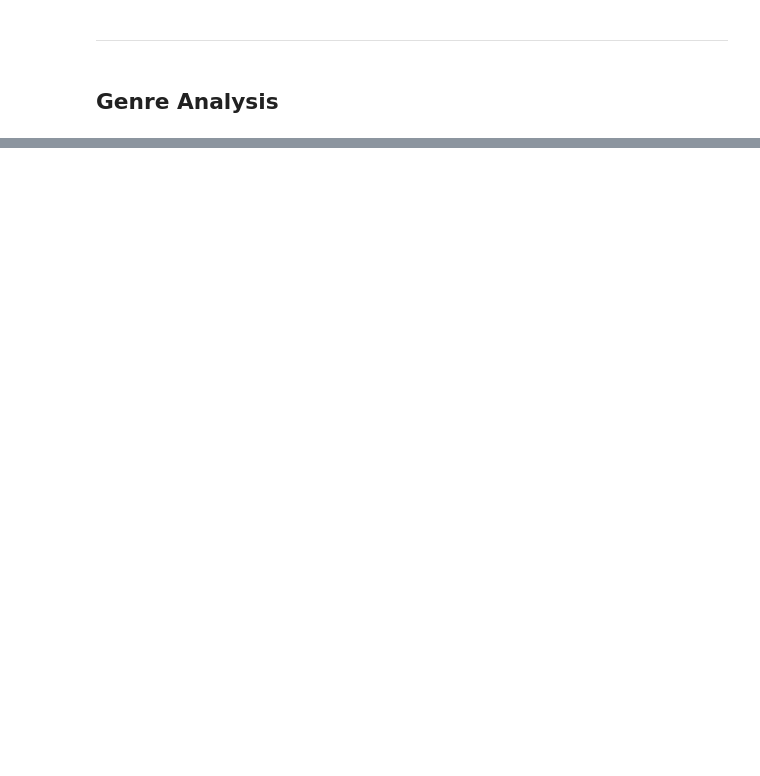
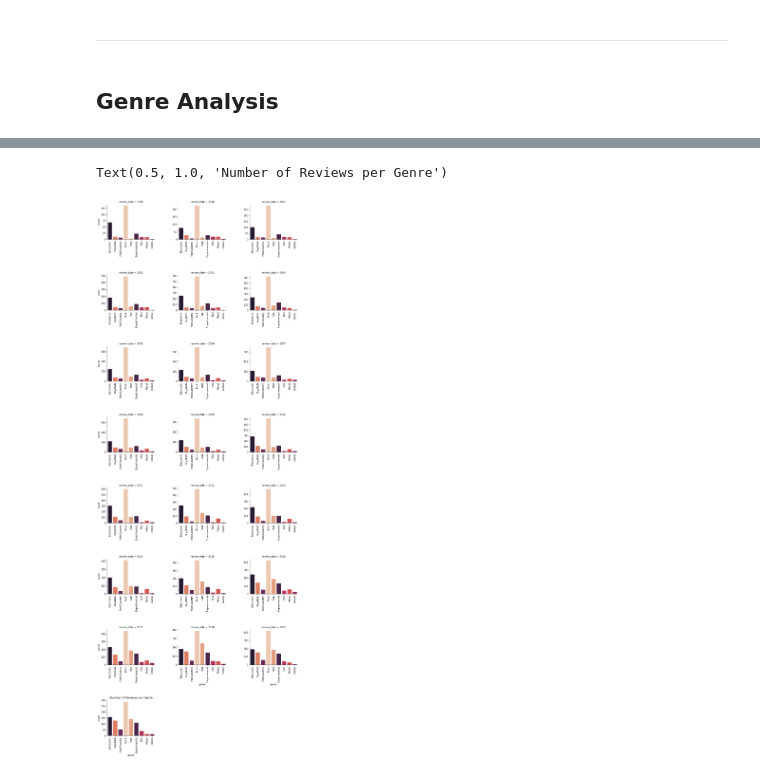
Before and after one commit to nickdevin/pitchfork, a Jupyter notebook: web_scraping_project.ipynb, the cells around one changed output, grey strips where cells are left out. Cells and saved outputs as stored; diff of their text form; code cells hidden in the pictures; blank space fills up the shorter version.

```diff
--- a/web_scraping_project.ipynb
+++ b/web_scraping_project.ipynb
@@ -88 +81,12 @@ genre_df
 20560 rows × 3 columns
+# %%
+# Several albums belong to more than one genre.
+# This splits a single observation with multiple genres into a separate observation, one for each genre.
+
+genres_split = genre_df['genre'].map(lambda s: s.split('|'))
+genres_flattened = []
+for index in genres_split.index:
+    genres_flattened.extend([[index, genre] for genre in genres_split[index]])
+to_join = pd.DataFrame(genres_flattened, columns = ['index', 'genre'])
+genre_split_df = pd.merge(genre_df.drop('genre', axis = 1), to_join, right_on = 'index', left_index = True)
+genre_split_df.head(10)
@@ -88,0 +105,5 @@ genre_df
+# %%
+# The following list will be useful later.
+
+unique_genres = genre_split_df['genre'].unique().tolist()
+unique_genres
@@ -88,0 +122,6 @@ genre_df
+# %%
+genre_counts = genre_split_df.groupby(['review_date', 'genre']).count()
+genre_counts = genre_counts.reset_index()
+genre_counts = genre_counts[['review_date', 'genre', 'score']]
+genre_counts.columns = genre_counts.columns.str.replace('score', 'count')
+genre_counts.head(10)
@@ -88,0 +164,11 @@ genre_df
+# %%
+genre_facet = sns.FacetGrid(data = genre_counts, col = 'review_date', col_wrap = 3, height = 4, sharey = False, hue = 'genre', palette = 'rocket')
+genre_graphs = genre_facet.map(sns.barplot, 'genre', 'count', order = unique_genres)
+for axis in genre_graphs.axes.flatten():
+    axis.tick_params(labelbottom=True)
+genre_graphs.set_xticklabels(rotation=90)
+plt.subplots_adjust(hspace=1, wspace=0.5)
+plt.title('Number of Reviews per Genre')
+# %% [output]
+Text(0.5, 1.0, 'Number of Reviews per Genre')
+[figure, added]
```
Also changed, not shown: parts of 41 cells of this notebook.
